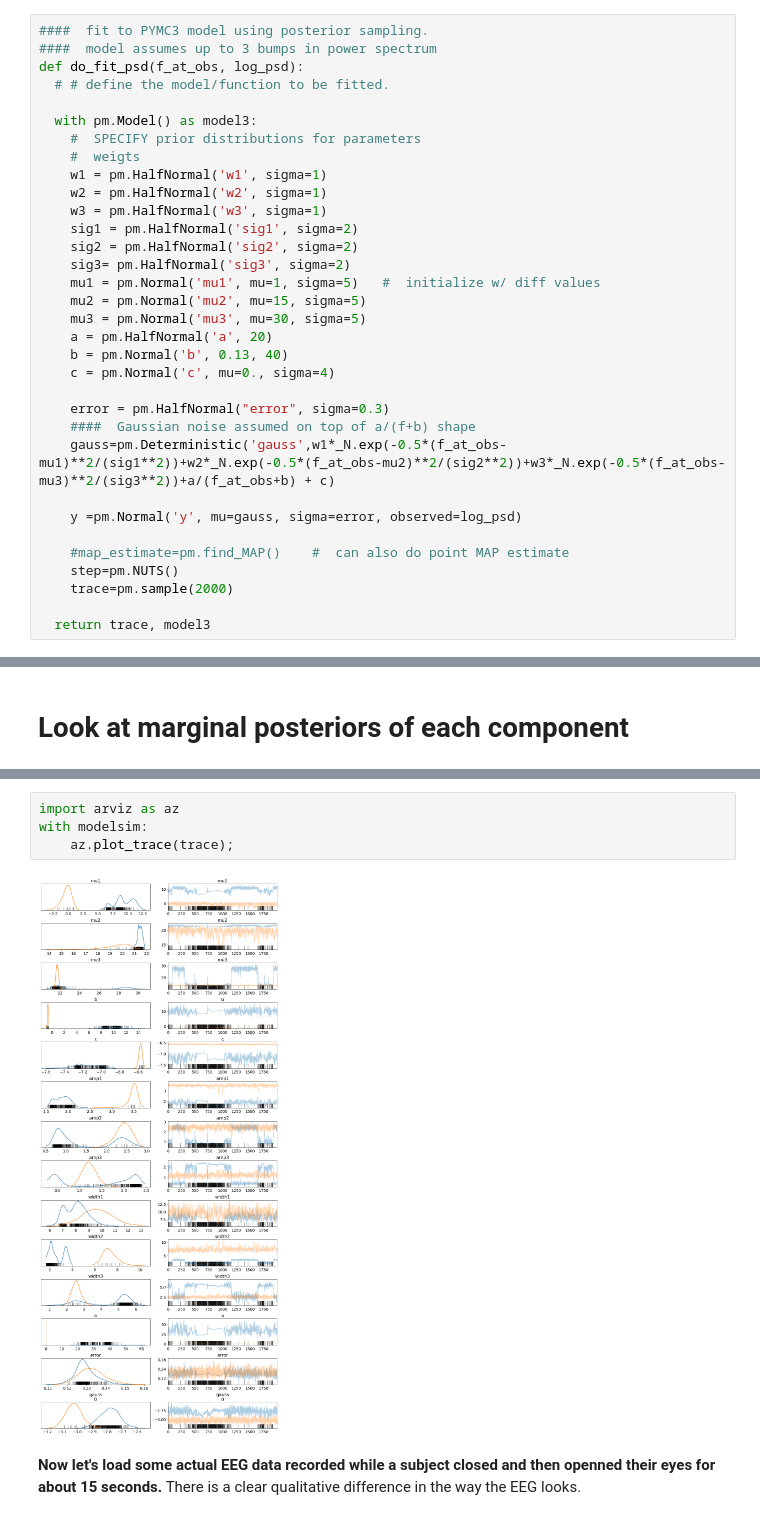
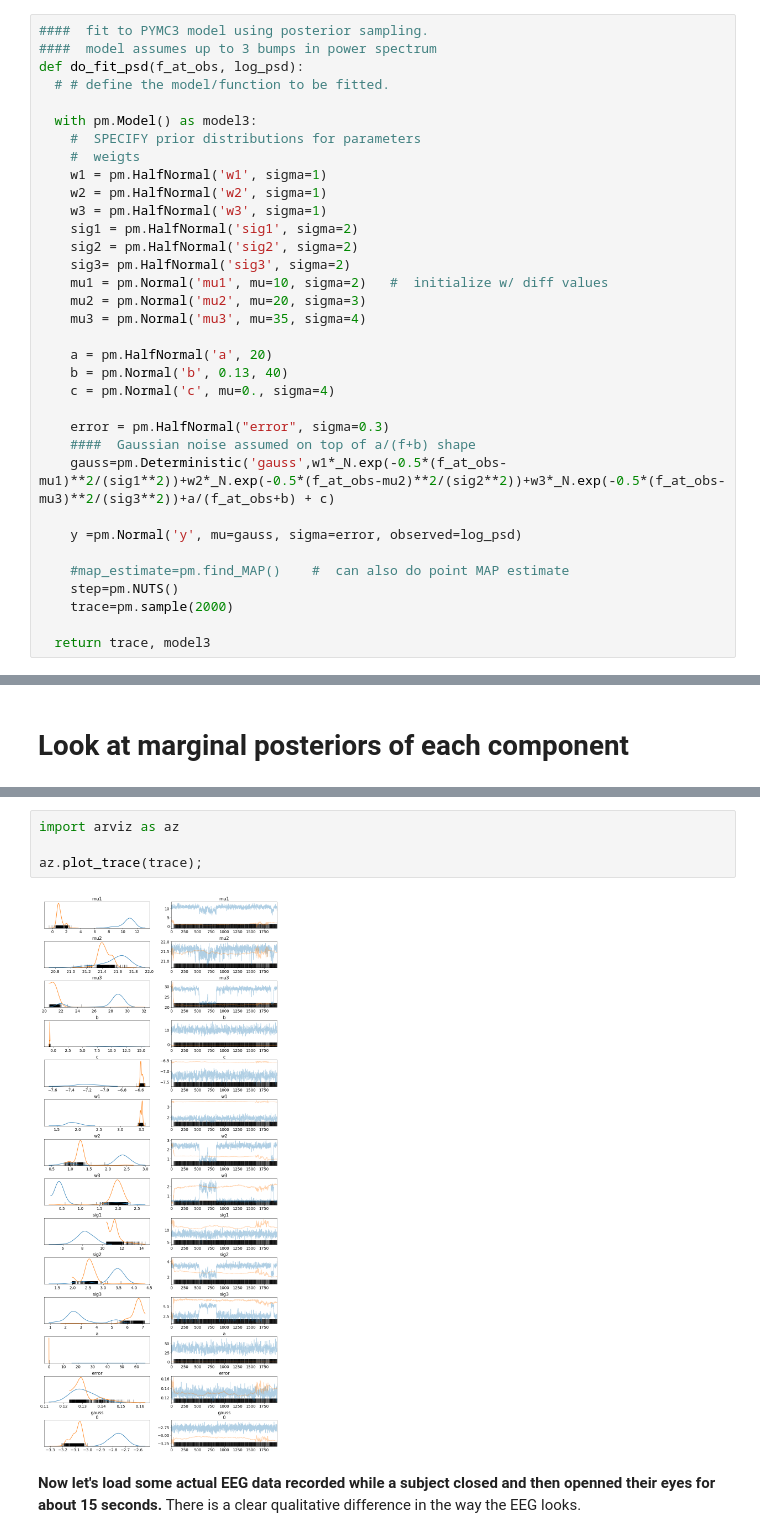
Before and after one commit to AraiKensuke/FitSpectrum, a Jupyter notebook: FitPowerSpec.ipynb, the cells around one changed output, grey strips where cells are left out. Cells and saved outputs as stored; diff of their text form.

```diff
--- a/FitPowerSpec.ipynb
+++ b/FitPowerSpec.ipynb
@@ -112,9 +93,10 @@ def do_fit_psd(f_at_obs, log_psd):
     sig1 = pm.HalfNormal('sig1', sigma=2)
     sig2 = pm.HalfNormal('sig2', sigma=2)
     sig3= pm.HalfNormal('sig3', sigma=2)
-    mu1 = pm.Normal('mu1', mu=1, sigma=5)   #  initialize w/ diff values
-    mu2 = pm.Normal('mu2', mu=15, sigma=5)
-    mu3 = pm.Normal('mu3', mu=30, sigma=5)
+    mu1 = pm.Normal('mu1', mu=10, sigma=2)   #  initialize w/ diff values
+    mu2 = pm.Normal('mu2', mu=20, sigma=3)
+    mu3 = pm.Normal('mu3', mu=35, sigma=4)
+
     a = pm.HalfNormal('a', 20)
     b = pm.Normal('b', 0.13, 40)
     c = pm.Normal('c', mu=0., sigma=4)
@@ -157,9 +141,9 @@ The estimated number of effective samples is smaller than 200 for some parameter
 # %%
 import arviz as az
-with modelsim:
-    az.plot_trace(trace);
+
+az.plot_trace(trace);
 # %% [output]
-[figure, old version]
+[figure, new version]
 # %% [markdown]
 **Now let's load some actual EEG data recorded while a subject closed and then openned their eyes for about 15 seconds.**
 There is a clear qualitative difference in the way the EEG looks.
```
Also changed, not shown: parts of 15 cells of this notebook.
